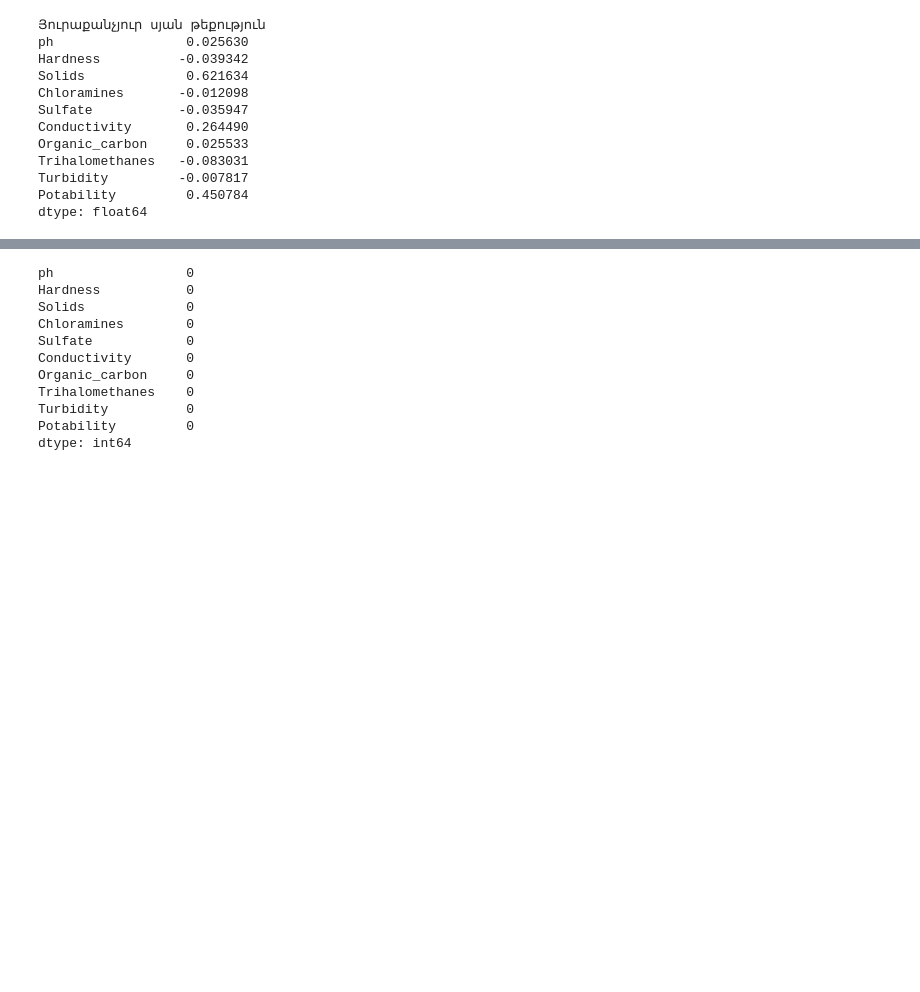
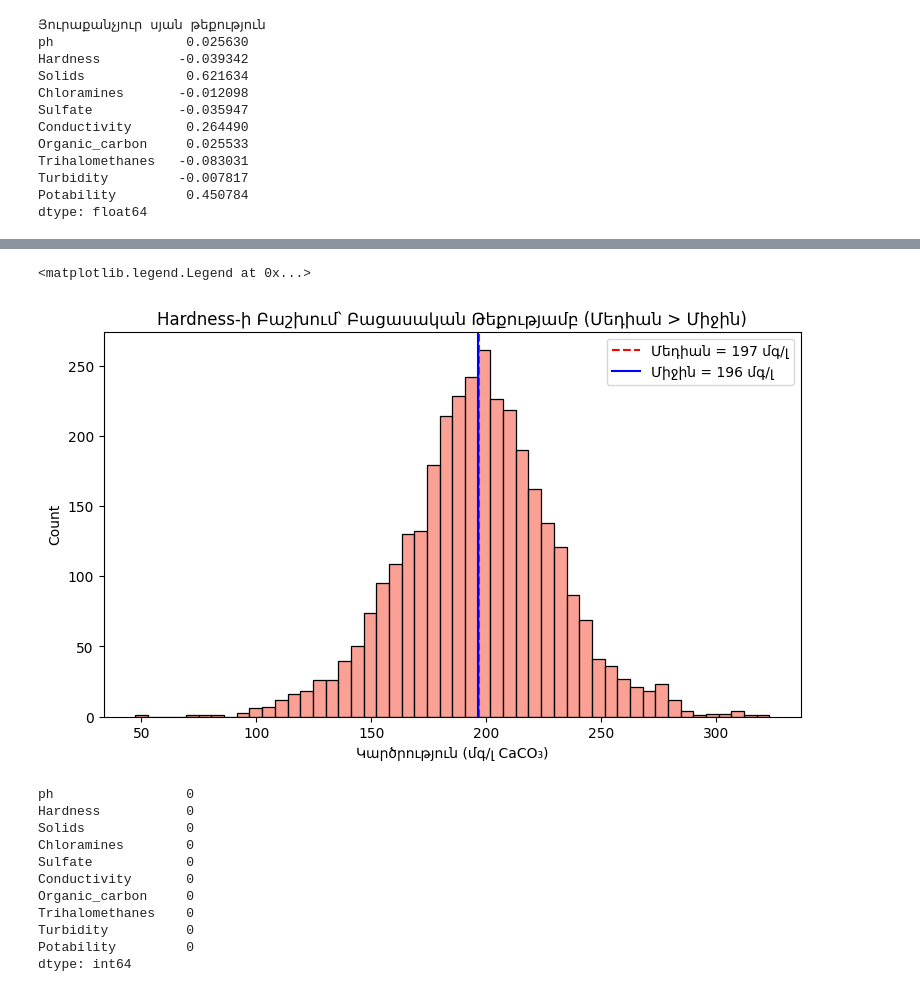
Before and after one commit to mkrtchyyan/WQ_YSU, a Jupyter notebook: WaterQualityPrediction.ipynb, the cells around one changed output, grey strips where cells are left out. Saved outputs shown, nothing was run; the diff lists cells and outputs as text; code cells hidden in the pictures; blank space fills up the shorter version.

```diff
--- a/WaterQualityPrediction.ipynb
+++ b/WaterQualityPrediction.ipynb
@@ -192,3 +187,14 @@ plt.show()
+# %%
+plt.figure(figsize=(9, 5))
+sns.histplot(data=df, x="Hardness", bins=50, kde=False, color="salmon")
+plt.axvline(df["Hardness"].median(), color='red', linestyle='--', label=f'Մեդիան = {df["Hardness"].median():.0f} մգ/լ')
+plt.axvline(df["Hardness"].mean(), color='blue', linestyle='-', label=f'Միջին = {df["Hardness"].mean():.0f} մգ/լ')
+plt.xlabel("Կարծրություն (մգ/լ CaCO₃)")
+plt.title("Hardness-ի Բաշխում՝ Բացասական Թեքությամբ (Մեդիան > Միջին)")
+plt.legend()
+# %% [output]
+<matplotlib.legend.Legend at 0x...>
+[figure, added]
 # %%
 median_value1 = df["ph"].median()
 median_value2 = df["Sulfate"].median()
```
Also changed, not shown: parts of 19 cells of this notebook.
